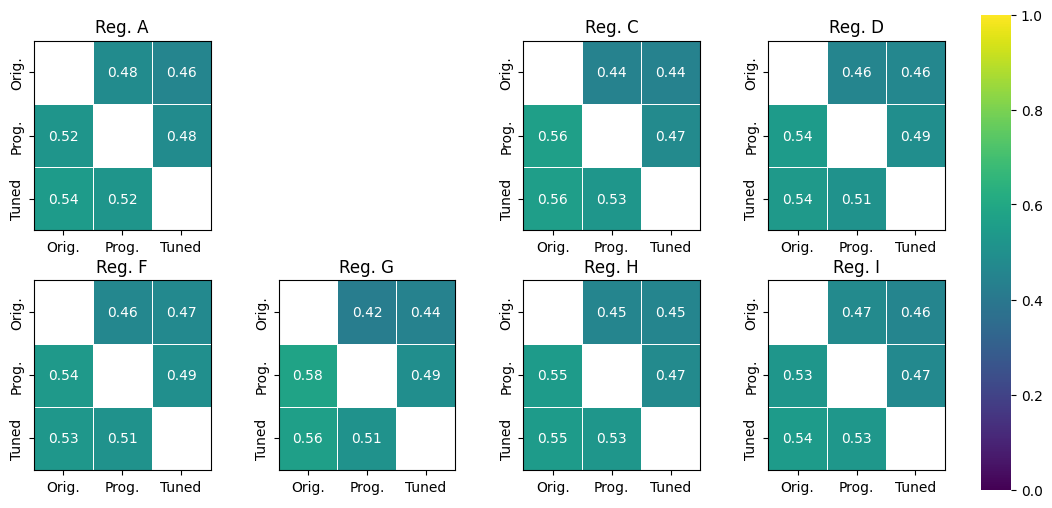
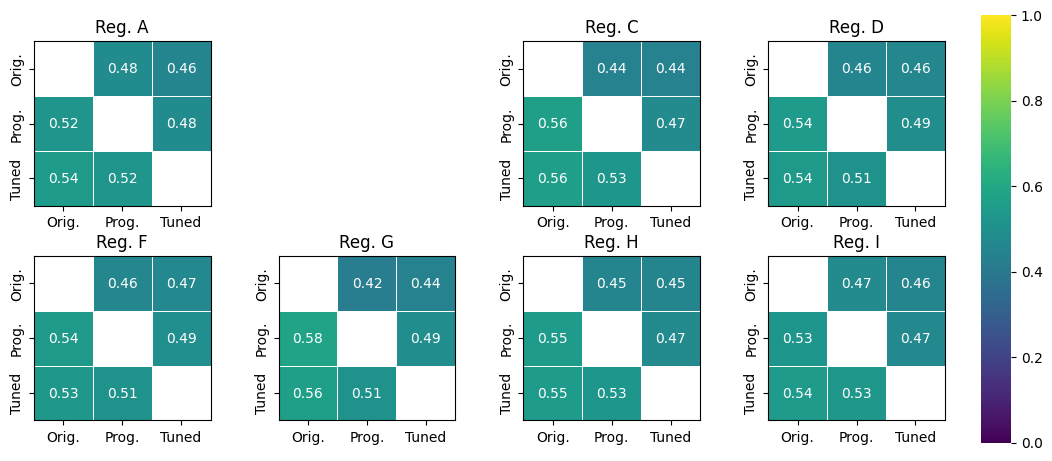
The change to this notebook cell's code, shown as a diff; its figure went from the first image to the second:
--- before
+++ after
@@ -1,3 +1,3 @@
-fig, axs = plt.subplots(2, 4, figsize=(10, 5))
+fig, axs = plt.subplots(2, 4, figsize=(10, 4.5))
 cbar_ax = fig.add_axes((1, .05, .03, .95))
 fig.tight_layout(pad=1.5)

Commit: update trajectories